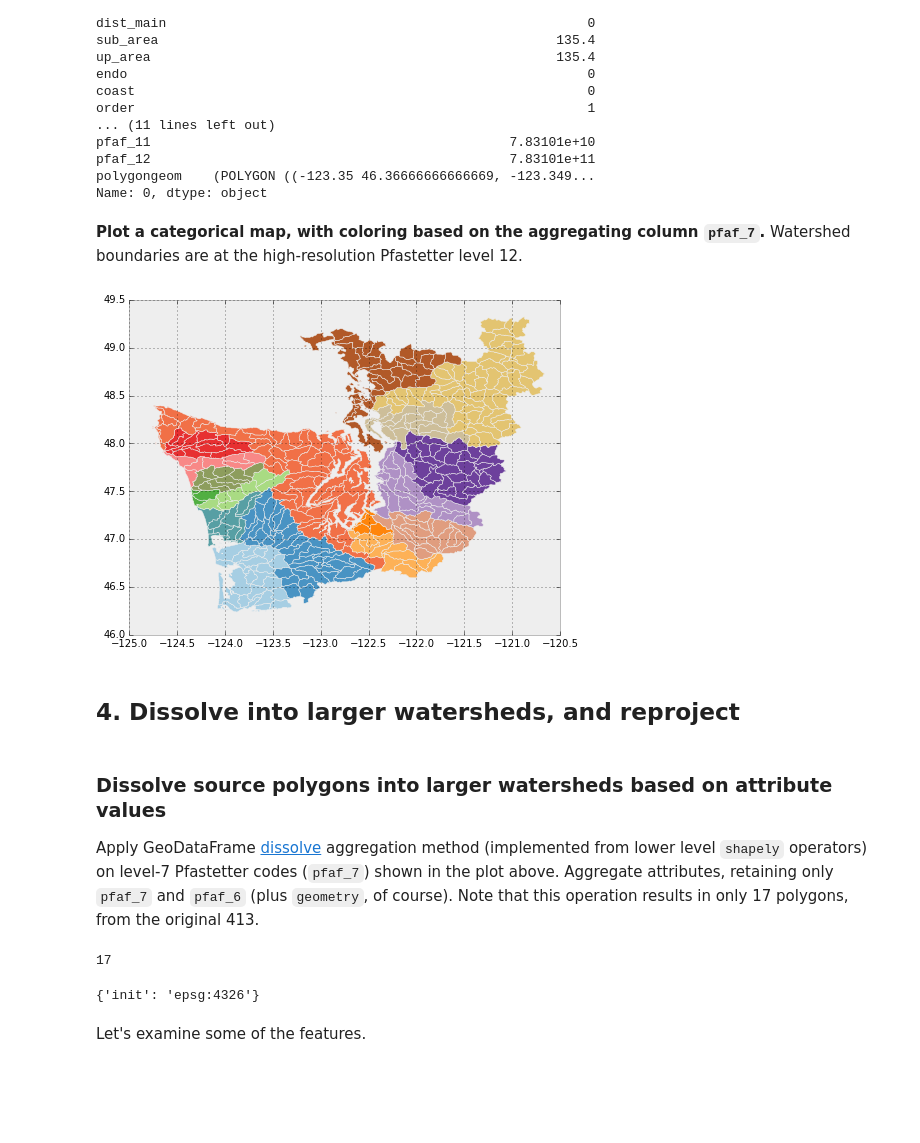
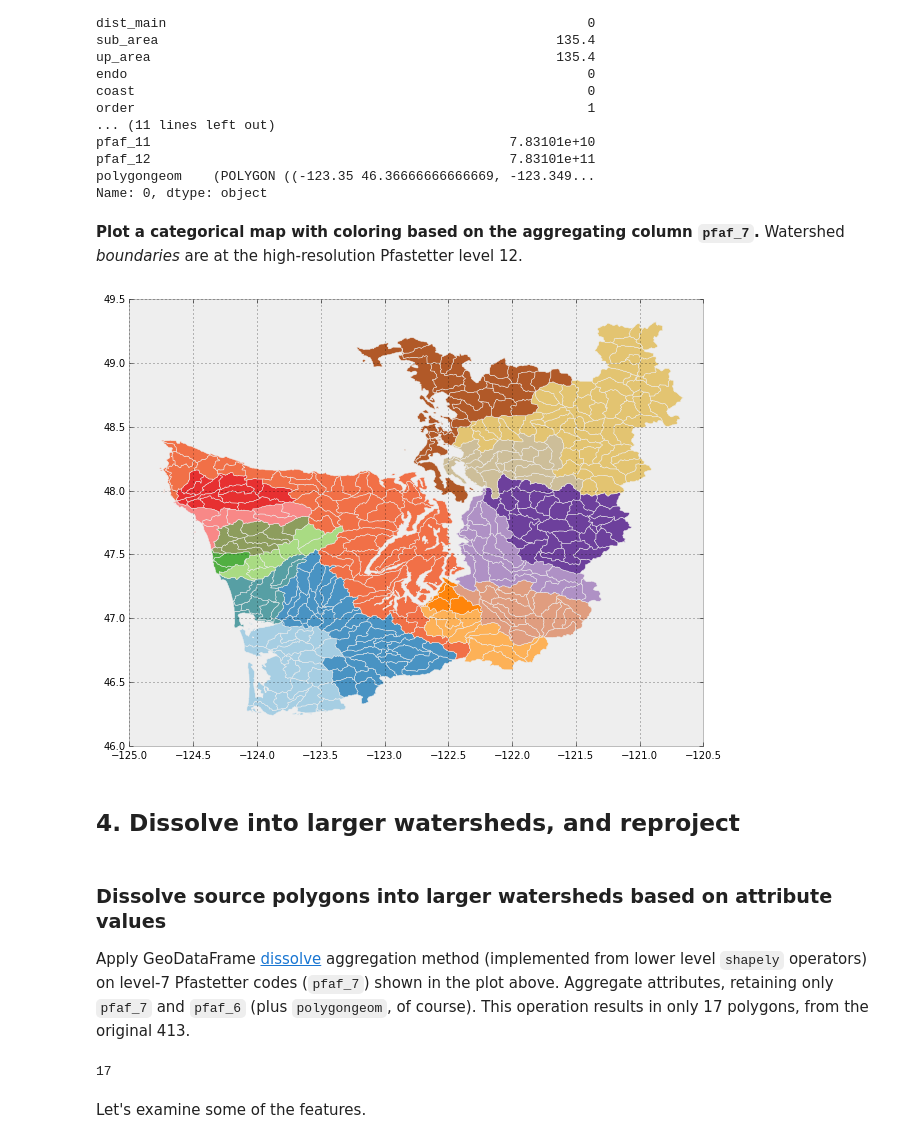
Before and after one commit to geohackweek/tutorial_contents, a Jupyter notebook: vector/notebooks/geopandas_advanced.ipynb, the cells around one changed output. Drawn from its saved outputs; the diff is of its cells as text; code cells hidden in the pictures; blank space fills up the shorter version.

```diff
--- a/vector/notebooks/geopandas_advanced.ipynb
+++ b/vector/notebooks/geopandas_advanced.ipynb
@@ -50,7 +52,7 @@ with open(os.path.join(data_pth, "db.json")) as f:
 # %%
 conn = psycopg2.connect(**db_conn_dict)
 # %%
-hydrobas_ww = GeoDataFrame.from_postgis(
+hydrobas_ww = gpd.read_postgis(
     "SELECT * FROM hybas_na_lev00_v1c WHERE pfaf_4 = 7831",
     conn, geom_col='polygongeom', crs={'init': u'epsg:4326'},
     coerce_float=False)
@@ -83,26 +85,22 @@ pfaf_12                                              7.83101e+11
 polygongeom    (POLYGON ((-123.35 46.36666666666669, -123.349...
 Name: 0, dtype: object
 # %% [markdown]
-**Plot a categorical map, with coloring based on the aggregating column `pfaf_7`.** Watershed boundaries are at the high-resolution Pfastetter level 12.
+**Plot a categorical map with coloring based on the aggregating column `pfaf_7`.** Watershed *boundaries* are at the high-resolution Pfastetter level 12.
 # %%
-hydrobas_ww.plot(column='pfaf_7', cmap='Paired', categorical=True, figsize=(14,6));
+hydrobas_ww.plot(column='pfaf_7', cmap='Paired', categorical=True, figsize=(14, 8));
 # %% [output]
-[figure, old version]
+[figure, new version]
 # %% [markdown]
 ## 4. Dissolve into larger watersheds, and reproject
 # %% [markdown]
 ### Dissolve source polygons into larger watersheds based on attribute values
-Apply GeoDataFrame [dissolve](http://geopandas.org/aggregation_with_dissolve.html) aggregation method (implemented from lower level `shapely` operators) on level-7 Pfastetter codes (`pfaf_7`) shown in the plot above. Aggregate attributes, retaining only `pfaf_7` and `pfaf_6` (plus `geometry`, of course). Note that this operation results in only 17 polygons, from the original 413.
+Apply GeoDataFrame [dissolve](http://geopandas.org/aggregation_with_dissolve.html) aggregation method (implemented from lower level `shapely` operators) on level-7 Pfastetter codes (`pfaf_7`) shown in the plot above. Aggregate attributes, retaining only `pfaf_7` and `pfaf_6` (plus `polygongeom`, of course). This operation results in only 17 polygons, from the original 413.
 # %%
 cols = ['pfaf_6', 'pfaf_7', 'polygongeom']
 hydrobas_ww_p7 = hydrobas_ww[cols].dissolve(by='pfaf_7', aggfunc='first', as_index=False)
 len(hydrobas_ww_p7)
 # %% [output]
 17
-# %%
-hydrobas_ww_p7.crs
-# %% [output]
-{'init': 'epsg:4326'}
 # %% [markdown]
 Let's examine some of the features.
 # %%
```
Also changed, not shown: parts of 32 cells of this notebook, 1 other file.
